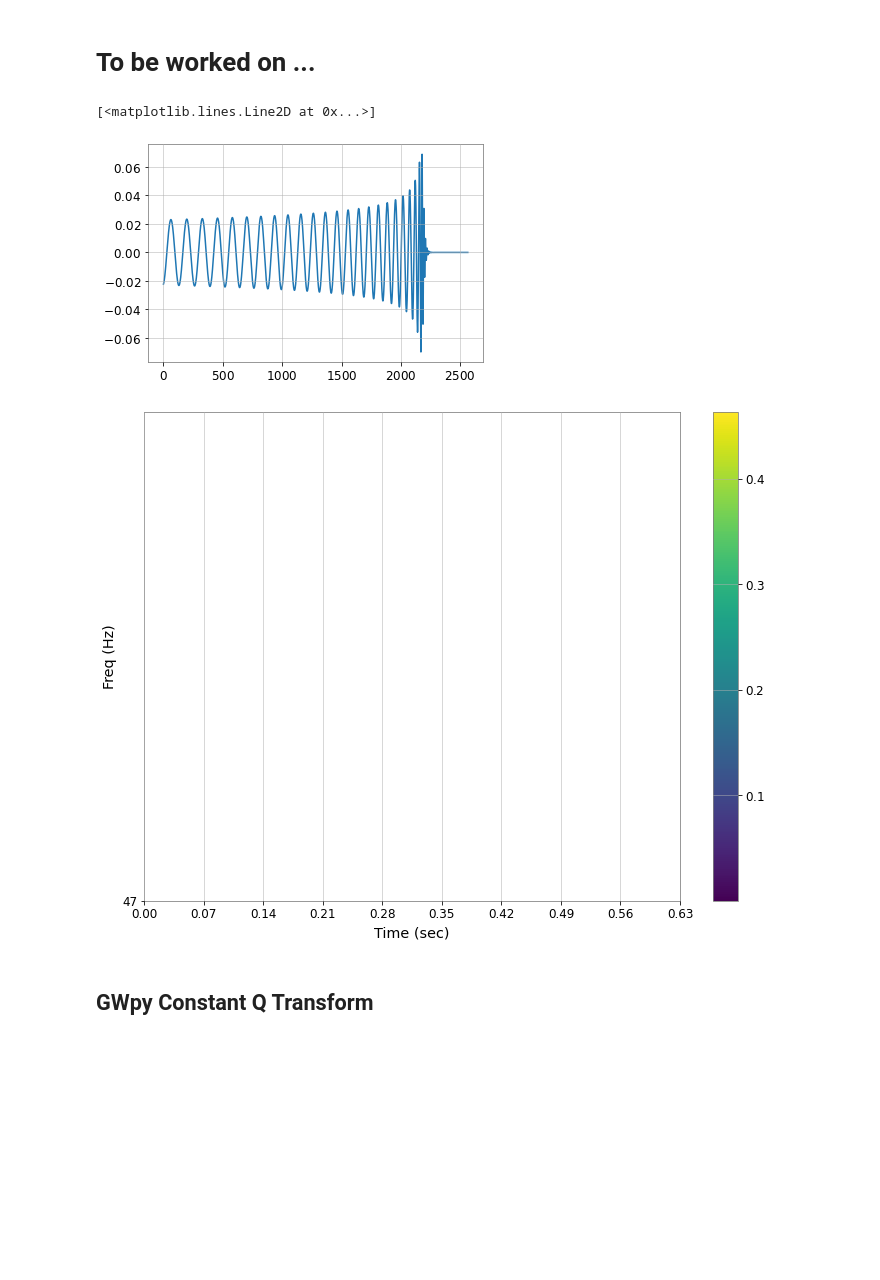
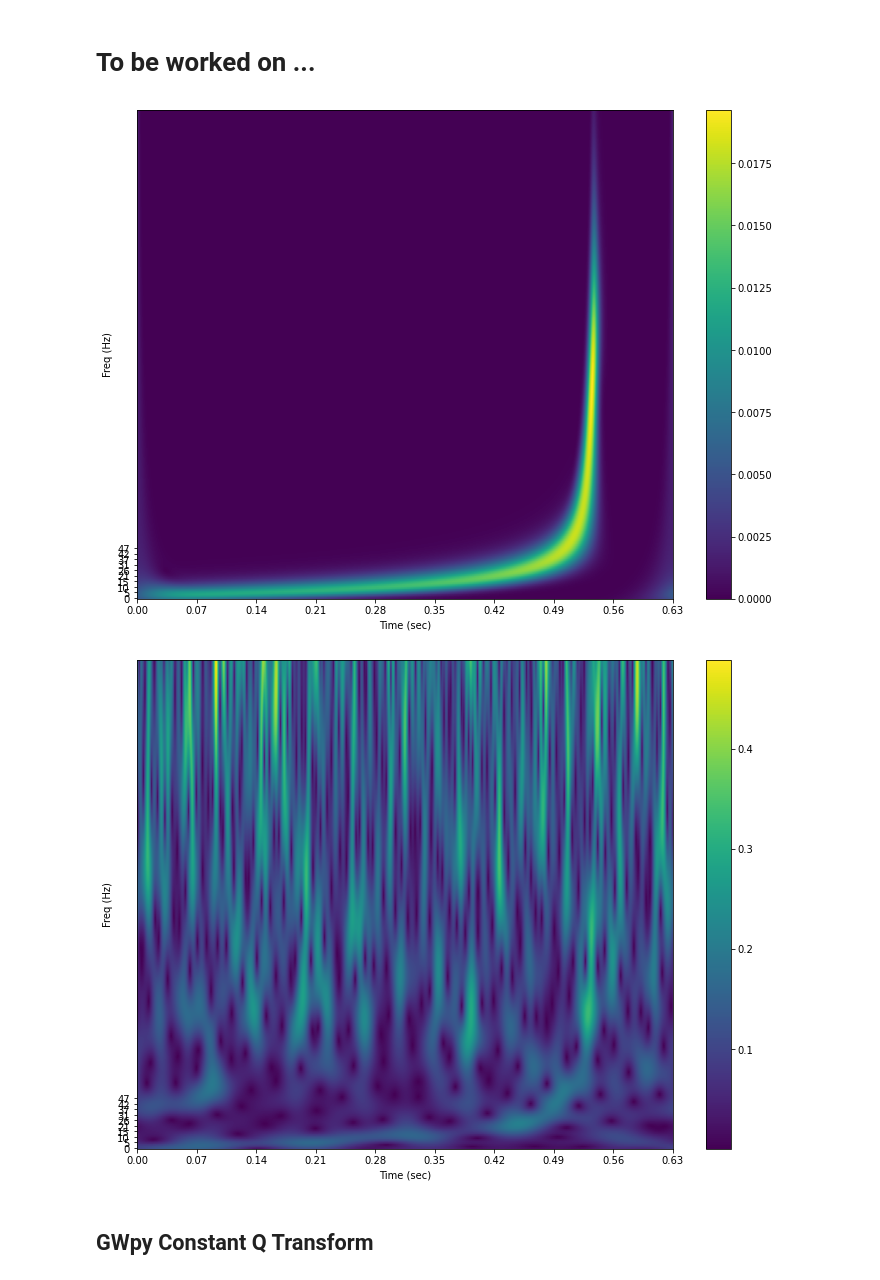
Before and after one commit to xli2522/GW-SignalGen, a Jupyter notebook: modified_S.ipynb, the cells around one changed output. Saved outputs shown, nothing was run; the diff lists cells and outputs as text; code cells hidden in the pictures; blank space fills up the shorter version.

```diff
--- a/modified_S.ipynb
+++ b/modified_S.ipynb
@@ -399,15 +397,15 @@ hpSTFT = TimeFrequency(data, sample_rate = sample_rate,
 # %% [markdown]
 # To be worked on ...
-# %%
-plt.plot(hp)
-# %% [output]
-[<matplotlib.lines.Line2D at 0x...>]
-[figure, removed]
 # %%
 # clean data using ST through Stockwell Transform code
-hpS = TimeFrequency(hp, sample_rate = sample_rate, method='dst', show=True, savefig=False).plot()
+hpST = TimeFrequency(hp, sample_rate = sample_rate, method='dst', show=True, savefig=False).plot()
 # %% [output]
-[figure, old version]
+[figure, new version]
+# %%
+# noisy data using ST through Stockwell Transform code
+hpST = TimeFrequency(data, sample_rate = sample_rate, method='dst', show=True, savefig=False).plot()
+# %% [output]
+[figure, added]
 # %% [markdown]
 ## GWpy Constant Q Transform
 # %%
```
Also changed, not shown: parts of 8 cells of this notebook.
